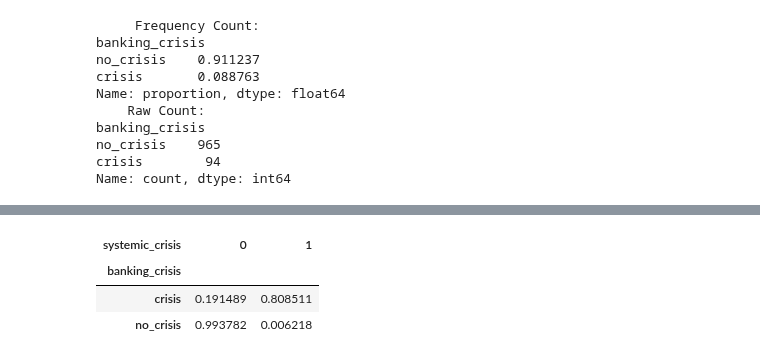
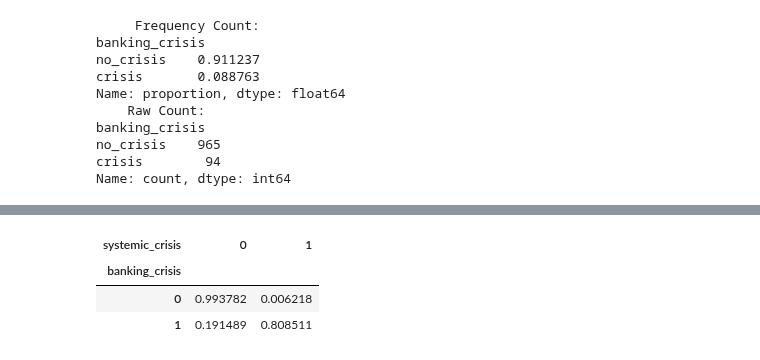
Before and after one commit to LeeBoy-Hmong/MachineLearning, a Jupyter notebook: FinancialCrisis/Financial.ipynb, the cells around one changed output, grey strips where cells are left out. Cells and saved outputs as stored; diff of their text form; code cells hidden in the pictures.

```diff
--- a/FinancialCrisis/Financial.ipynb
+++ b/FinancialCrisis/Financial.ipynb
@@ -115,3 +115,14 @@ banking_crisis
 no_crisis    965
 crisis        94
 Name: count, dtype: int64
+# %%
+# Target is a Binary Logistic Regression.
+# Will need to map it manually instead of using OneHotEncoder.
+# OneHotEncoder is only for multinomial logistic regression (multi-class)
+
+target_data = raw_df['banking_crisis'].map({'no_crisis':0,'crisis':1})
+# %%
+# Concate the target data putting it back into the original data
+cleanup_data = raw_df.drop(['banking_crisis'], axis=1) # remove the redundant banking crisis feature
+clean_df = pd.concat([cleanup_data, target_data], axis=1)
+clean_df.head(15)
@@ -131,8 +166,8 @@ floating_df = raw_df[['case',
 # %%
 # Compute a cross tabulation between the effects of
-pd.crosstab(raw_df['banking_crisis'], raw_df['systemic_crisis'], normalize='index')
+pd.crosstab(clean_df['banking_crisis'], clean_df['systemic_crisis'], normalize='index')
 # %% [output]
 | systemic_crisis | 0 | 1 |
 | banking_crisis |  |  |
-| crisis | 0.191489 | 0.808511 |
-| no_crisis | 0.993782 | 0.006218 |
+| 0 | 0.993782 | 0.006218 |
+| 1 | 0.191489 | 0.808511 |
```
Also changed, not shown: parts of 4 cells of this notebook.
